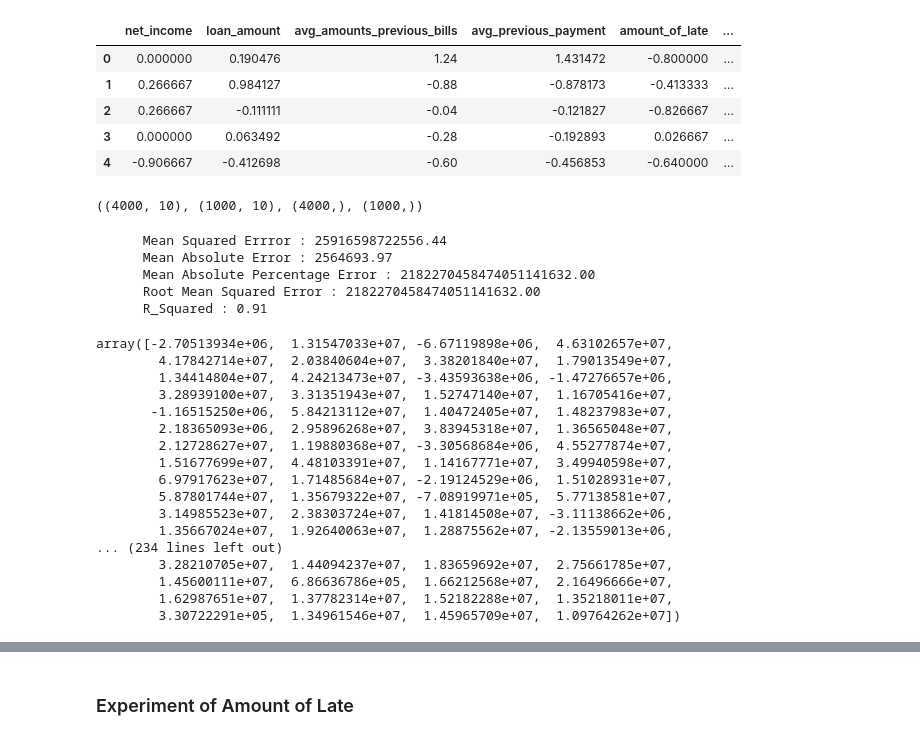
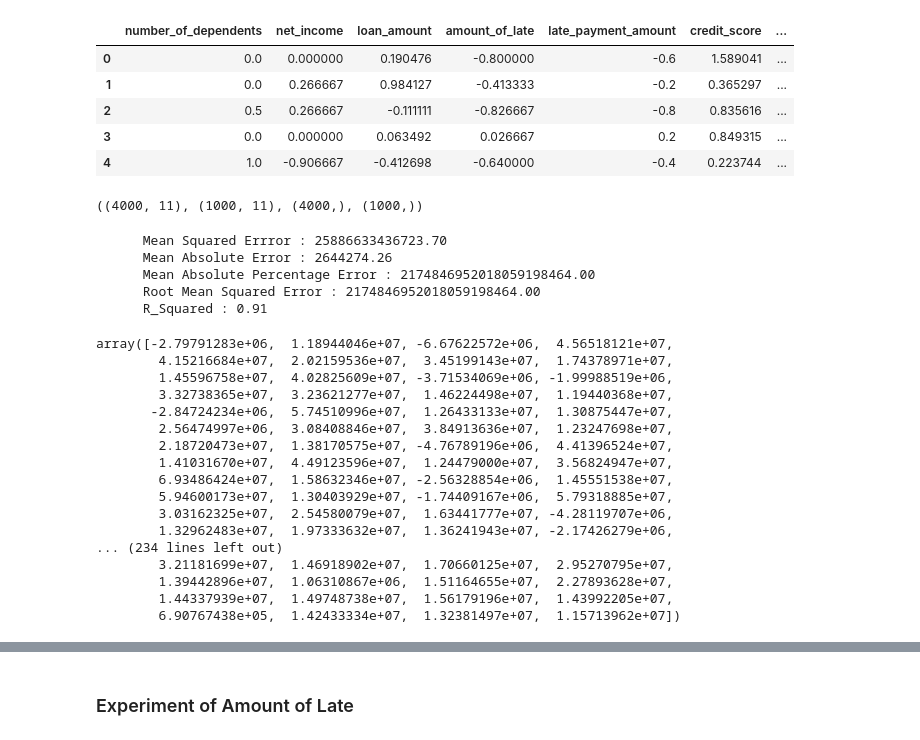
Before and after one commit to dhonihanif/AI_Collection_and_Loss_Reverse_Forecast, a Jupyter notebook: modelling/nasabah/regresi/regresi.ipynb, the cells around one changed output, grey strips where cells are left out. Cells and saved outputs as stored; diff of their text form; code cells hidden in the pictures.

```diff
--- a/modelling/nasabah/regresi/regresi.ipynb
+++ b/modelling/nasabah/regresi/regresi.ipynb
@@ -95,30 +97,26 @@ memory usage: 362.0 KB
 #     ('regressor', LinearRegression())
 # ])
 # %%
-aging = {"Lancar": 0, "DPK": 1, "Kurang lancar": 2, "Diragukan": 3, "Macet": 4}
-employment_type = {"Not-employed": 0, "Self-employed": 1, "Internship": 2, "Part-time": 3, "Contract": 4, "Full-time": 5, "Retired": 6}
-columns = {"aging" : aging,  "employment_type": employment_type}
-
+columns = {}
 for i in df.columns:
     if df[i].dtype == "category" or df[i].dtype == "object":
-        df[i] = [columns[i][j] for j in df[i]]
+        columns[i] = LabelEncoder().fit(df[i])
+        df[i] = columns[i].transform(df[i])
 
 y = df["loss_reverse"]
 df.drop("loss_reverse", axis=1, inplace=True)
-
 scaler = RobustScaler().fit(df[[i for i in df.columns if i not in columns]])
-
 df2 = pd.DataFrame(scaler.transform(df[[i for i in df.columns if i not in columns]]), columns=df[[i for i in df.columns if i not in columns]].columns)
 for i in columns:
     df2[i] = df[i]
 df2.head(5)
 # %% [output]
-|  | net_income | loan_amount | avg_amounts_previous_bills | avg_previous_payment | amount_of_late | ... |
-| 0 | 0.000000 | 0.190476 | 1.24 | 1.431472 | -0.800000 | ... |
-| 1 | 0.266667 | 0.984127 | -0.88 | -0.878173 | -0.413333 | ... |
-| 2 | 0.266667 | -0.111111 | -0.04 | -0.121827 | -0.826667 | ... |
-| 3 | 0.000000 | 0.063492 | -0.28 | -0.192893 | 0.026667 | ... |
-| 4 | -0.906667 | -0.412698 | -0.60 | -0.456853 | -0.640000 | ... |
+|  | number_of_dependents | net_income | loan_amount | amount_of_late | late_payment_amount | credit_score | ... |
+| 0 | 0.0 | 0.000000 | 0.190476 | -0.800000 | -0.6 | 1.589041 | ... |
+| 1 | 0.0 | 0.266667 | 0.984127 | -0.413333 | -0.2 | 0.365297 | ... |
+| 2 | 0.5 | 0.266667 | -0.111111 | -0.826667 | -0.8 | 0.835616 | ... |
+| 3 | 0.0 | 0.000000 | 0.063492 | 0.026667 | 0.2 | 0.849315 | ... |
+| 4 | 1.0 | -0.906667 | -0.412698 | -0.640000 | -0.4 | 0.223744 | ... |
 # %%
 # pipeline.fit(X_train, y_train)
 # %%
@@ -130,7 +128,7 @@ X = df2
 X_train, X_test, y_train, y_test = train_test_split(X, y, test_size=.2, random_state=42)
 X_train.shape, X_test.shape, y_train.shape, y_test.shape
 # %% [output]
-((4000, 10), (1000, 10), (4000,), (1000,))
+((4000, 11), (1000, 11), (4000,), (1000,))
 # %%
 model = LinearRegression()
 model.fit(X_train, y_train)
@@ -150,31 +148,31 @@ print(f"""
       R_Squared : {r_square:.2f}
       """)
 # %% [output]
-      Mean Squared Errror : 25916598722556.44
-      Mean Absolute Error : 2564693.97
-      Mean Absolute Percentage Error : 2182270458474051141632.00
-      Root Mean Squared Error : 2182270458474051141632.00
+      Mean Squared Errror : 25886633436723.70
+      Mean Absolute Error : 2644274.26
+      Mean Absolute Percentage Error : 2174846952018059198464.00
+      Root Mean Squared Error : 2174846952018059198464.00
       R_Squared : 0.91
 # %%
 y_pred.reshape(-1)
 # %% [output]
-array([-2.70513934e+06,  1.31547033e+07, -6.67119898e+06,  4.63102657e+07,
-        4.17842714e+07,  2.03840604e+07,  3.38201840e+07,  1.79013549e+07,
-        1.34414804e+07,  4.24213473e+07, -3.43593638e+06, -1.47276657e+06,
-        3.28939100e+07,  3.31351943e+07,  1.52747140e+07,  1.16705416e+07,
-       -1.16515250e+06,  5.84213112e+07,  1.40472405e+07,  1.48237983e+07,
-        2.18365093e+06,  2.95896268e+07,  3.83945318e+07,  1.36565048e+07,
-        2.12728627e+07,  1.19880368e+07, -3.30568684e+06,  4.55277874e+07,
-        1.51677699e+07,  4.48103391e+07,  1.14167771e+07,  3.49940598e+07,
-        6.97917623e+07,  1.71485684e+07, -2.19124529e+06,  1.51028931e+07,
-        5.87801744e+07,  1.35679322e+07, -7.08919971e+05,  5.77138581e+07,
-        3.14985523e+07,  2.38303724e+07,  1.41814508e+07, -3.11138662e+06,
-        1.35667024e+07,  1.92640063e+07,  1.28875562e+07, -2.13559013e+06,
+array([-2.79791283e+06,  1.18944046e+07, -6.67622572e+06,  4.56518121e+07,
+        4.15216684e+07,  2.02159536e+07,  3.45199143e+07,  1.74378971e+07,
+        1.45596758e+07,  4.02825609e+07, -3.71534069e+06, -1.99988519e+06,
+        3.32738365e+07,  3.23621277e+07,  1.46224498e+07,  1.19440368e+07,
+       -2.84724234e+06,  5.74510996e+07,  1.26433133e+07,  1.30875447e+07,
+        2.56474997e+06,  3.08408846e+07,  3.84913636e+07,  1.23247698e+07,
+        2.18720473e+07,  1.38170575e+07, -4.76789196e+06,  4.41396524e+07,
+        1.41031670e+07,  4.49123596e+07,  1.24479000e+07,  3.56824947e+07,
+        6.93486424e+07,  1.58632346e+07, -2.56328854e+06,  1.45551538e+07,
+        5.94600173e+07,  1.30403929e+07, -1.74409167e+06,  5.79318885e+07,
+        3.03162325e+07,  2.54580079e+07,  1.63441777e+07, -4.28119707e+06,
+        1.32962483e+07,  1.97333632e+07,  1.36241943e+07, -2.17426279e+06,
 ... (234 lines left out)
-        3.28210705e+07,  1.44094237e+07,  1.83659692e+07,  2.75661785e+07,
-        1.45600111e+07,  6.86636786e+05,  1.66212568e+07,  2.16496666e+07,
-        1.62987651e+07,  1.37782314e+07,  1.52182288e+07,  1.35218011e+07,
-        3.30722291e+05,  1.34961546e+07,  1.45965709e+07,  1.09764262e+07])
+        3.21181699e+07,  1.46918902e+07,  1.70660125e+07,  2.95270795e+07,
+        1.39442896e+07,  1.06310867e+06,  1.51164655e+07,  2.27893628e+07,
+        1.44337939e+07,  1.49748738e+07,  1.56179196e+07,  1.43992205e+07,
+        6.90767438e+05,  1.42433334e+07,  1.32381497e+07,  1.15713962e+07])
 # %%
 # Akses koefisien
 coefficients = model.coef_.ravel()
```
Also changed, not shown: parts of 27 cells of this notebook, 39 other files.
